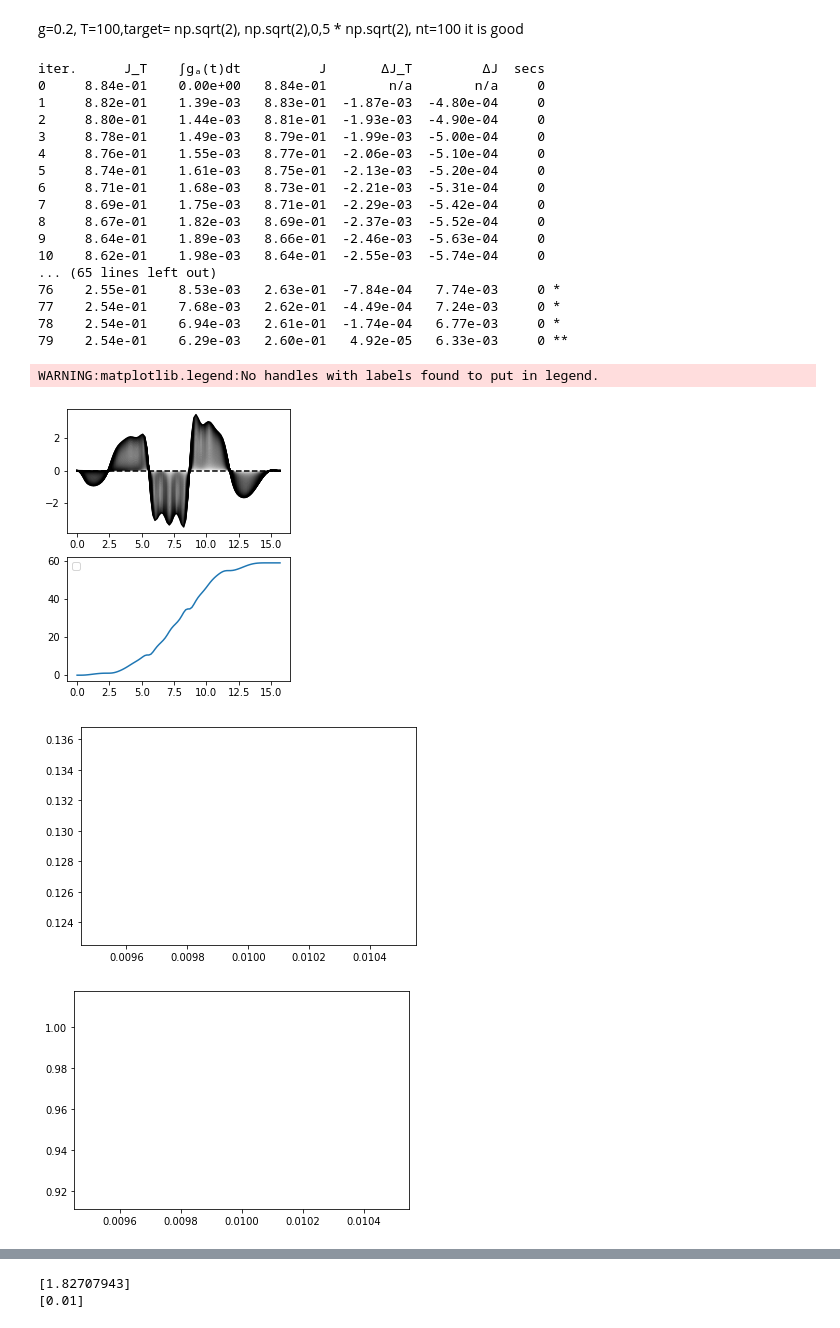
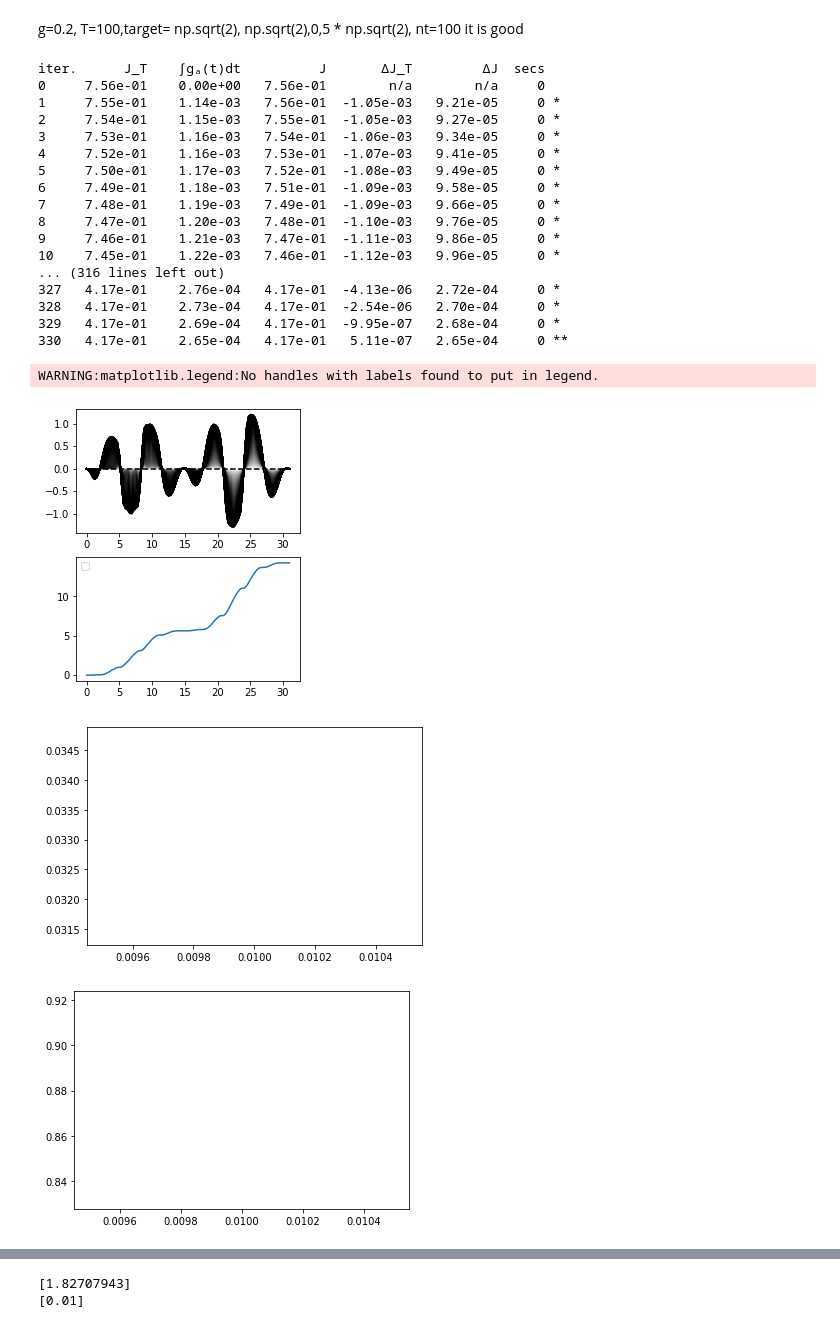
Before and after one commit to gsuarezr/krotov, a Jupyter notebook: Mixed/Linear/Gaussian(dissipation).ipynb, the cells around one changed output, grey strips where cells are left out. Drawn from its saved outputs; the diff is of its cells as text; code cells hidden in the pictures.

Commit message:
plots

```diff
--- a/Mixed/Linear/Gaussian(dissipation).ipynb
+++ b/Mixed/Linear/Gaussian(dissipation).ipynb
@@ -185,7 +185,7 @@ ampl0=0.000001
 mu=0.1*omega
 g=0.2*omega
 #ampl0=1
-T=np.pi/g
+T=31
 nt=100
 tlist = np.linspace(0,T, nt)
 gamma=0.01*omega
@@ -300,11 +300,11 @@ for j in range (0,len(Temp)):
     Nb=1
     H = hamiltonian(omega,ampl0,mu,g,gamma,Nb)
     pulse_options = {
-        H[1][1]: dict(lambda_a=1, update_shape=S),
+        H[1][1]: dict(lambda_a=10, update_shape=S),
 
 
     }
-    x=2
+    x=1
     target=qutip.Qobj(np.array([1,0, np.sqrt(x)/np.sqrt(omega),0,np.sqrt(x)*np.sqrt(omega),1/2,0,0,0,1/2+x/omega,0,x,1/2,0,1/2+x*omega]))
 
     #target=np.array([1,0,0,0,0,1/2,0,0,0,1/2,0,0,1/2,0,1/2])
@@ -322,49 +322,49 @@ for j in range (0,len(Temp)):
     opt_result = krotov.optimize_pulses(
       objectives,
       pulse_options=pulse_options,
       tlist=tlist,
       gamma=(gamma,omega,Nb),
       fieldcoupling=mu,
       propagator=krotov.propagators.expm,
       chi_constructor=krotov.functionals.chis_ss,
       info_hook=krotov.info_hooks.print_table(J_T=krotov.functionals.J_T_ss),
       check_convergence=krotov.convergence.Or(
           krotov.convergence.value_below('9e-3', name='J_T'),
           krotov.convergence.check_monotonic_error,
           #krotov.convergence.check_monotonic_fidelity,
 
       ),
         iter_stop=1000,
         store_all_pulses=True,
         overlap=inte,norm=lambda x: 1
     )
     plot_iterations(opt_result)
     power[j]=Power(opt_result.states,omega,T)
     ratio[j]=Ratio(opt_result.states,omega)
 plt.figure()
 plt.plot(Temp,power)
 plt.figure()
 plt.plot(Temp,ratio)
 plt.show()
 # %% [output]
 iter.      J_T    ∫gₐ(t)dt          J       ΔJ_T         ΔJ  secs
-0     8.84e-01    0.00e+00   8.84e-01        n/a        n/a     0
-1     8.82e-01    1.39e-03   8.83e-01  -1.87e-03  -4.80e-04     0
-2     8.80e-01    1.44e-03   8.81e-01  -1.93e-03  -4.90e-04     0
-3     8.78e-01    1.49e-03   8.79e-01  -1.99e-03  -5.00e-04     0
-4     8.76e-01    1.55e-03   8.77e-01  -2.06e-03  -5.10e-04     0
-5     8.74e-01    1.61e-03   8.75e-01  -2.13e-03  -5.20e-04     0
-6     8.71e-01    1.68e-03   8.73e-01  -2.21e-03  -5.31e-04     0
-7     8.69e-01    1.75e-03   8.71e-01  -2.29e-03  -5.42e-04     0
-8     8.67e-01    1.82e-03   8.69e-01  -2.37e-03  -5.52e-04     0
-9     8.64e-01    1.89e-03   8.66e-01  -2.46e-03  -5.63e-04     0
-10    8.62e-01    1.98e-03   8.64e-01  -2.55e-03  -5.74e-04     0
-... (65 lines left out)
-76    2.55e-01    8.53e-03   2.63e-01  -7.84e-04   7.74e-03     0 *
-77    2.54e-01    7.68e-03   2.62e-01  -4.49e-04   7.24e-03     0 *
-78    2.54e-01    6.94e-03   2.61e-01  -1.74e-04   6.77e-03     0 *
-79    2.54e-01    6.29e-03   2.60e-01   4.92e-05   6.33e-03     0 **
+0     7.56e-01    0.00e+00   7.56e-01        n/a        n/a     0
+1     7.55e-01    1.14e-03   7.56e-01  -1.05e-03   9.21e-05     0 *
+2     7.54e-01    1.15e-03   7.55e-01  -1.05e-03   9.27e-05     0 *
+3     7.53e-01    1.16e-03   7.54e-01  -1.06e-03   9.34e-05     0 *
+4     7.52e-01    1.16e-03   7.53e-01  -1.07e-03   9.41e-05     0 *
+5     7.50e-01    1.17e-03   7.52e-01  -1.08e-03   9.49e-05     0 *
+6     7.49e-01    1.18e-03   7.51e-01  -1.09e-03   9.58e-05     0 *
+7     7.48e-01    1.19e-03   7.49e-01  -1.09e-03   9.66e-05     0 *
+8     7.47e-01    1.20e-03   7.48e-01  -1.10e-03   9.76e-05     0 *
+9     7.46e-01    1.21e-03   7.47e-01  -1.11e-03   9.86e-05     0 *
+10    7.45e-01    1.22e-03   7.46e-01  -1.12e-03   9.96e-05     0 *
+... (316 lines left out)
+327   4.17e-01    2.76e-04   4.17e-01  -4.13e-06   2.72e-04     0 *
+328   4.17e-01    2.73e-04   4.17e-01  -2.54e-06   2.70e-04     0 *
+329   4.17e-01    2.69e-04   4.17e-01  -9.95e-07   2.68e-04     0 *
+330   4.17e-01    2.65e-04   4.17e-01   5.11e-07   2.65e-04     0 **
 WARNING:matplotlib.legend:No handles with labels found to put in legend.
-[figure, old version]
+[figure, new version]
-[figure, old version]
+[figure, new version]
-[figure, old version]
+[figure, new version]
```
Also changed, not shown: parts of 10 cells of this notebook.
